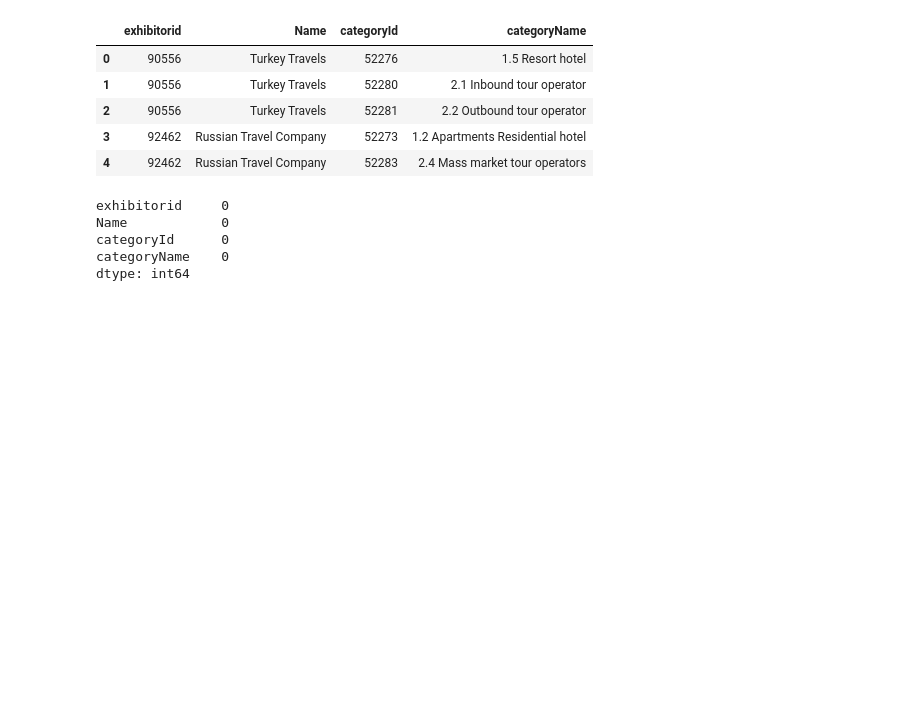
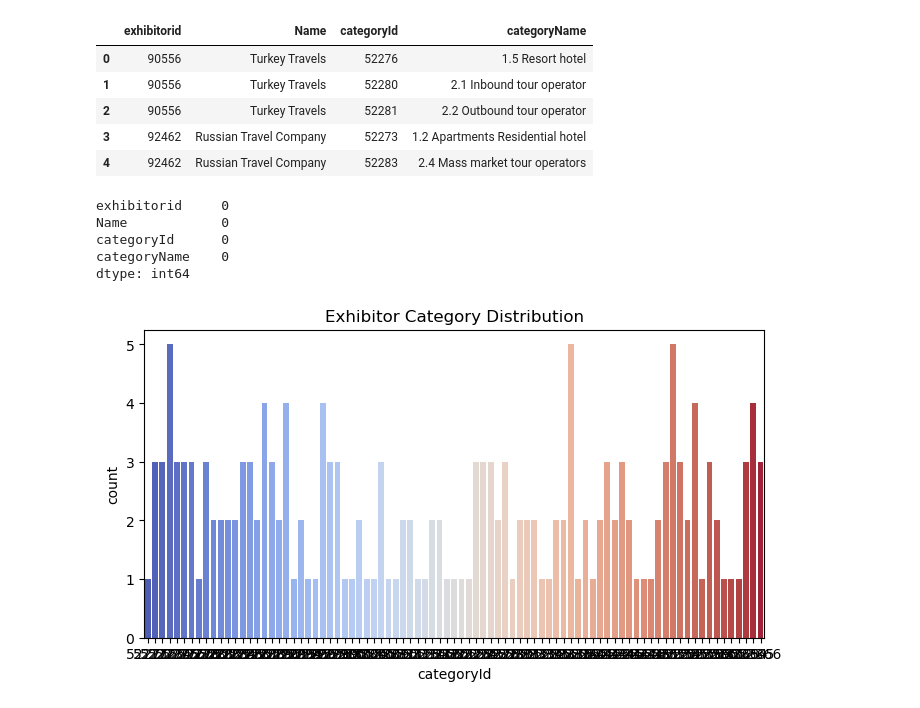
Before and after one commit to piyushnishantedu/ITE-data-sciene-assignment, a Jupyter notebook: code/exhibitors_profile_analysis.ipynb, the cells around one changed output. Cells and saved outputs as stored; diff of their text form; code cells hidden in the pictures; blank space fills up the shorter version.

Commit message:
clean visitor and exhibitor. Exhibitor and visitor analysis

```diff
--- a/code/exhibitors_profile_analysis.ipynb
+++ b/code/exhibitors_profile_analysis.ipynb
@@ -139,3 +141,13 @@ Name            0
 categoryId      0
 categoryName    0
 dtype: int64
+# %%
+exhibitors_final.drop_duplicates(inplace=True)
+exhibitors_final.fillna("NA", inplace=True)
+# %%
+plt.figure(figsize=(8,4))
+sns.countplot(data=exhibitors_final, x="categoryId", palette="coolwarm")
+plt.title("Exhibitor Category Distribution")
+plt.show()
+# %% [output]
+[figure, added]
```
Also changed, not shown: parts of 17 cells of this notebook, 3 other files.
